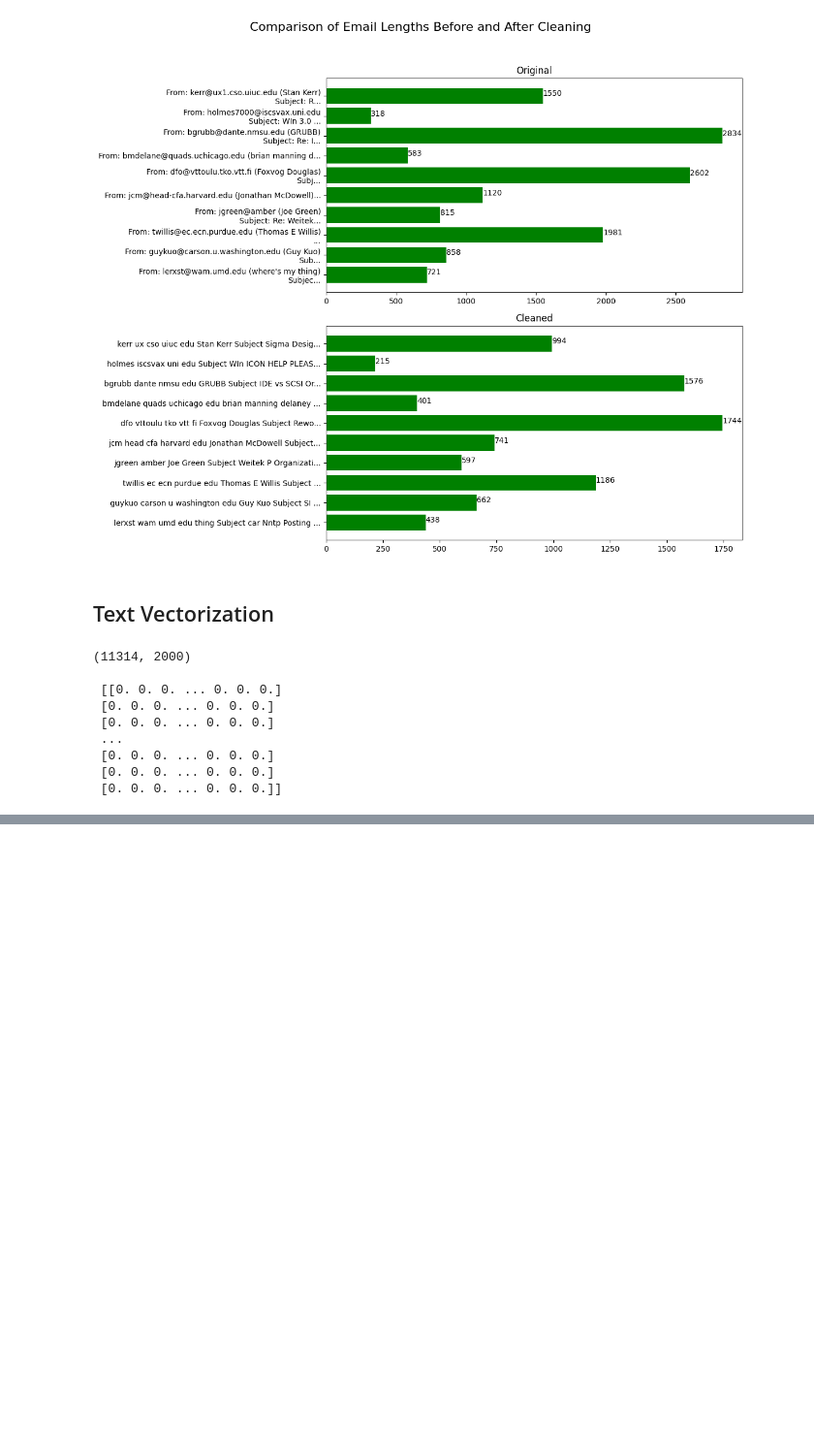
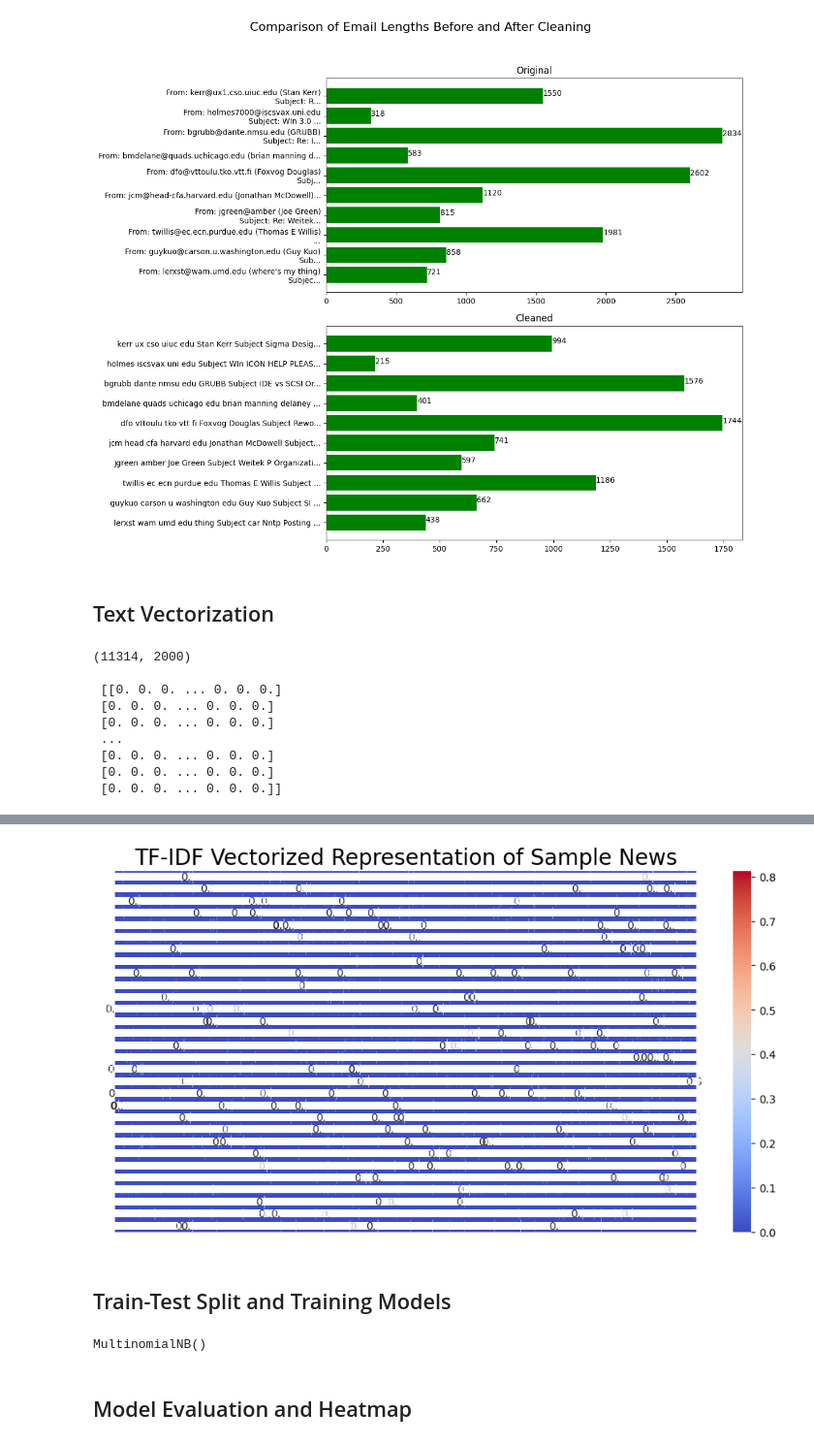
Before and after one commit to enduringwriter/Artificial_Intelligence_COMSC_150AI, a Jupyter notebook: As12_NLP_News_Category_Classification/as_nlp_news_Keith_Stateson.ipynb, the cells around one changed output, grey strips where cells are left out. Shown at 97% size. Saved outputs shown, nothing was run; the diff lists cells and outputs as text; code cells hidden in the pictures; blank space fills up the shorter version.

```diff
--- a/As12_NLP_News_Category_Classification/as_nlp_news_Keith_Stateson.ipynb
+++ b/As12_NLP_News_Category_Classification/as_nlp_news_Keith_Stateson.ipynb
@@ -431,0 +444,15 @@ print('\n', X_vectorized)
+# %%
+# Heatmap showing the TF-IDF vectorized representation of the first 30 emails
+import seaborn as sns
+
+# Take a saample for the heatmap
+sample_tfidf = X_vectorized[:30]
+
+plt.figure(figsize=(12, 6))
+sns.heatmap(sample_tfidf, cmap='coolwarm', annot=True, xticklabels=False, yticklabels=False)
+plt.title('TF-IDF Vectorized Representation of Sample News', fontsize=20)
+plt.show()
+# %% [output]
+[figure, added]
+# %% [markdown]
+## Train-Test Split and Training Models
@@ -431,0 +462,8 @@ print('\n', X_vectorized)
+# %%
+from sklearn.naive_bayes import MultinomialNB
+clf_MNB = MultinomialNB()
+clf_MNB.fit(X_train, y_train)
+# %% [output]
+MultinomialNB()
+# %% [markdown]
+## Model Evaluation and Heatmap
```
Also changed, not shown: parts of 5 cells of this notebook, 2 other files.
